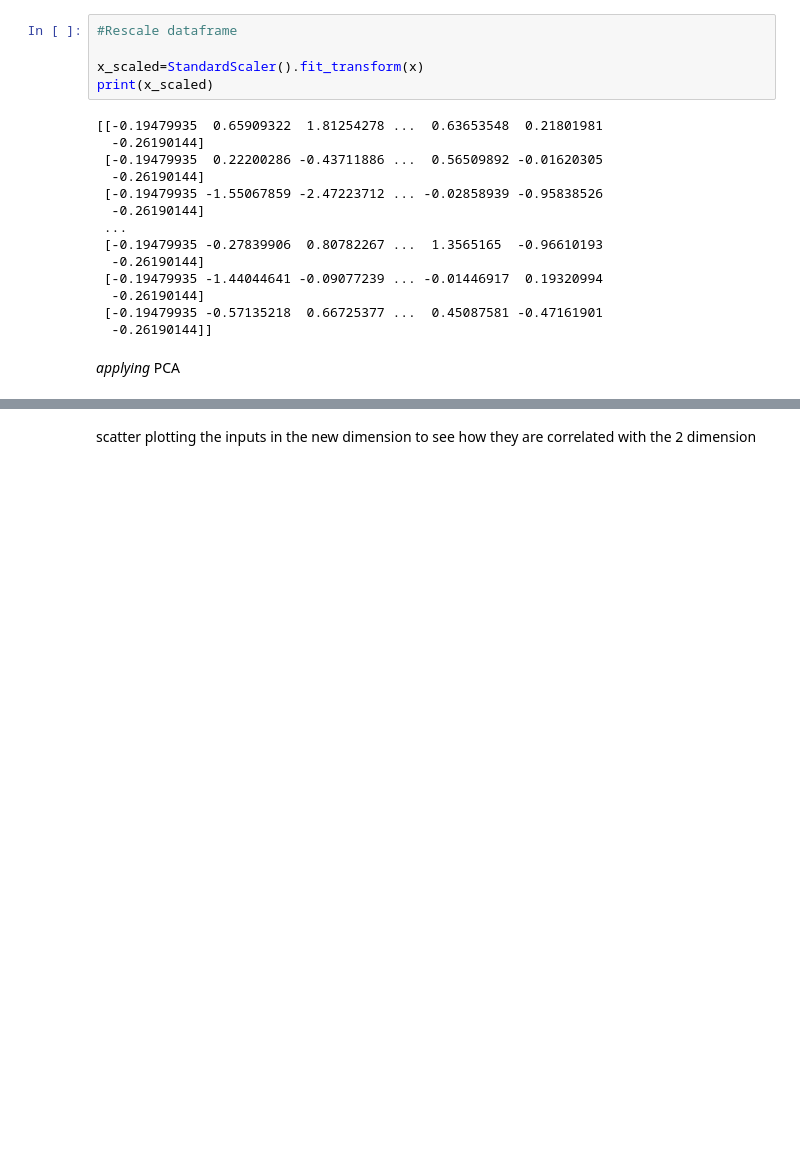
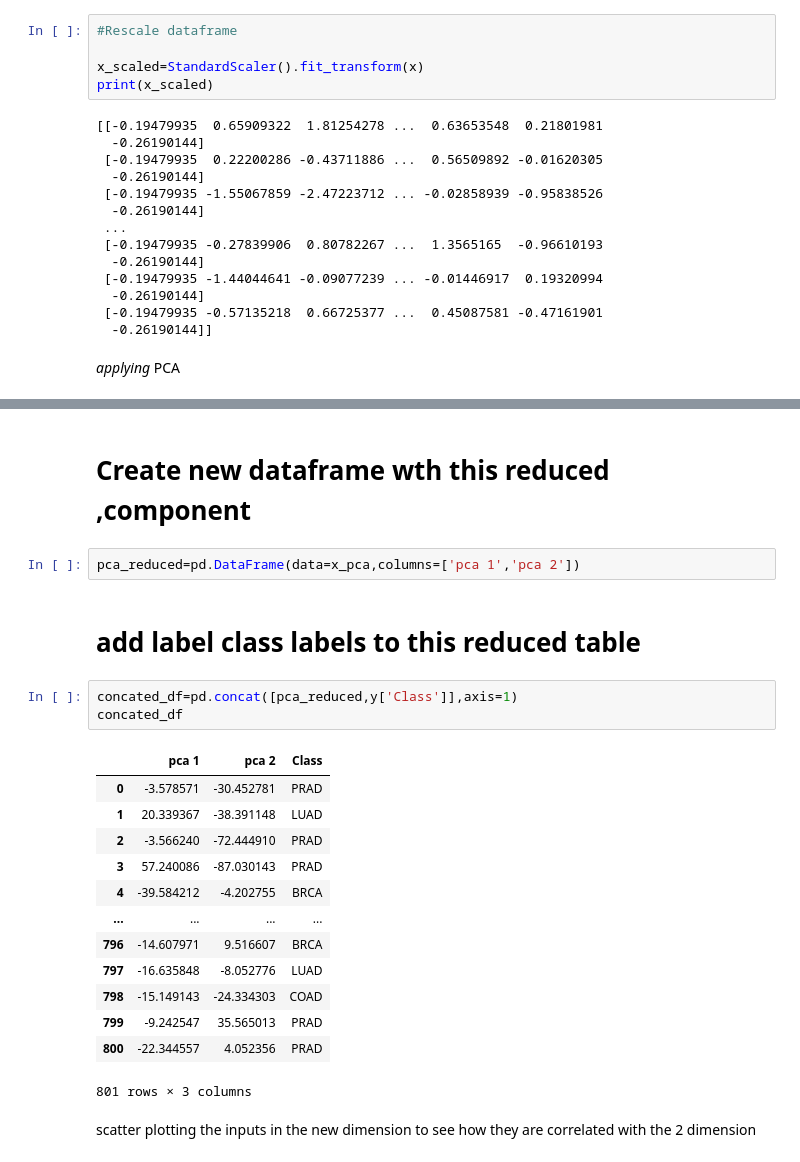
Before and after one commit to dhanarajappu456/new, a Jupyter notebook: RNA_exp.ipynb, the cells around one changed output, grey strips where cells are left out. Cells and saved outputs as stored; diff of their text form; blank space fills up the shorter version.

```diff
--- a/RNA_exp.ipynb
+++ b/RNA_exp.ipynb
@@ -216,2 +216,25 @@ print(x_pca)
+# %% [markdown]
+# Create new dataframe wth this reduced ,component
+# %%
+pca_reduced=pd.DataFrame(data=x_pca,columns=['pca 1','pca 2'])
+# %% [markdown]
+# add label class labels to this reduced table
+# %%
+concated_df=pd.concat([pca_reduced,y['Class']],axis=1)
+concated_df
+# %% [output]
+|  | pca 1 | pca 2 | Class |
+| 0 | -3.578571 | -30.452781 | PRAD |
+| 1 | 20.339367 | -38.391148 | LUAD |
+| 2 | -3.566240 | -72.444910 | PRAD |
+| 3 | 57.240086 | -87.030143 | PRAD |
+| 4 | -39.584212 | -4.202755 | BRCA |
+| ... | ... | ... | ... |
+| 796 | -14.607971 | 9.516607 | BRCA |
+| 797 | -16.635848 | -8.052776 | LUAD |
+| 798 | -15.149143 | -24.334303 | COAD |
+| 799 | -9.242547 | 35.565013 | PRAD |
+| 800 | -22.344557 | 4.052356 | PRAD |
+801 rows × 3 columns
 # %% [markdown]
 scatter plotting the inputs in the new dimension to see how they are correlated with the 2 dimension
```
Also changed, not shown: parts of 3 cells of this notebook.
